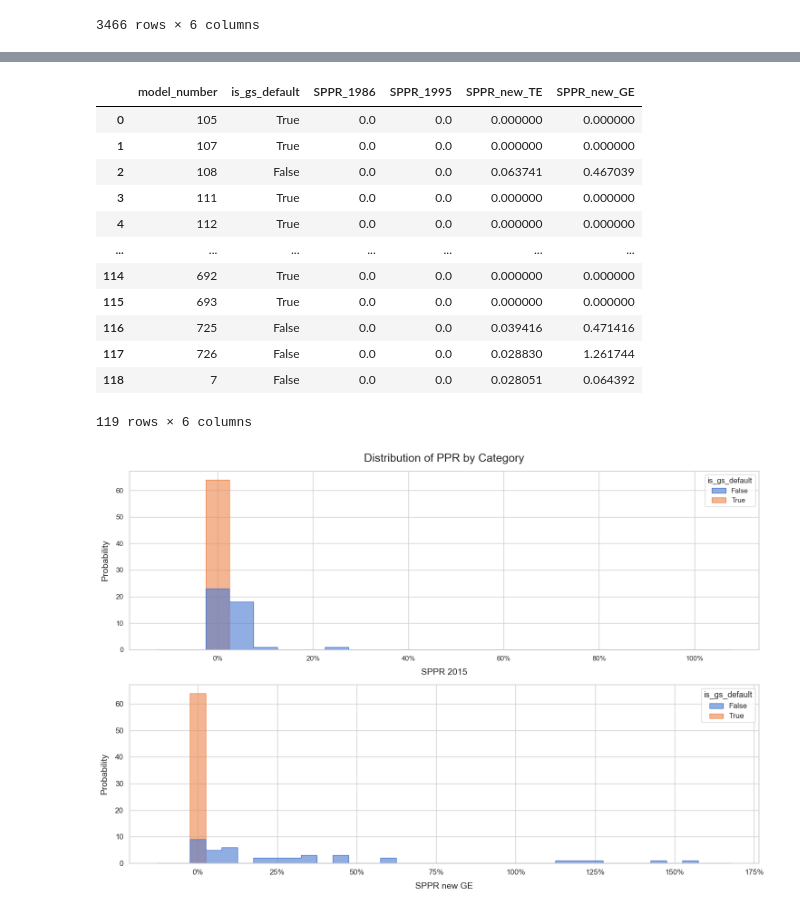
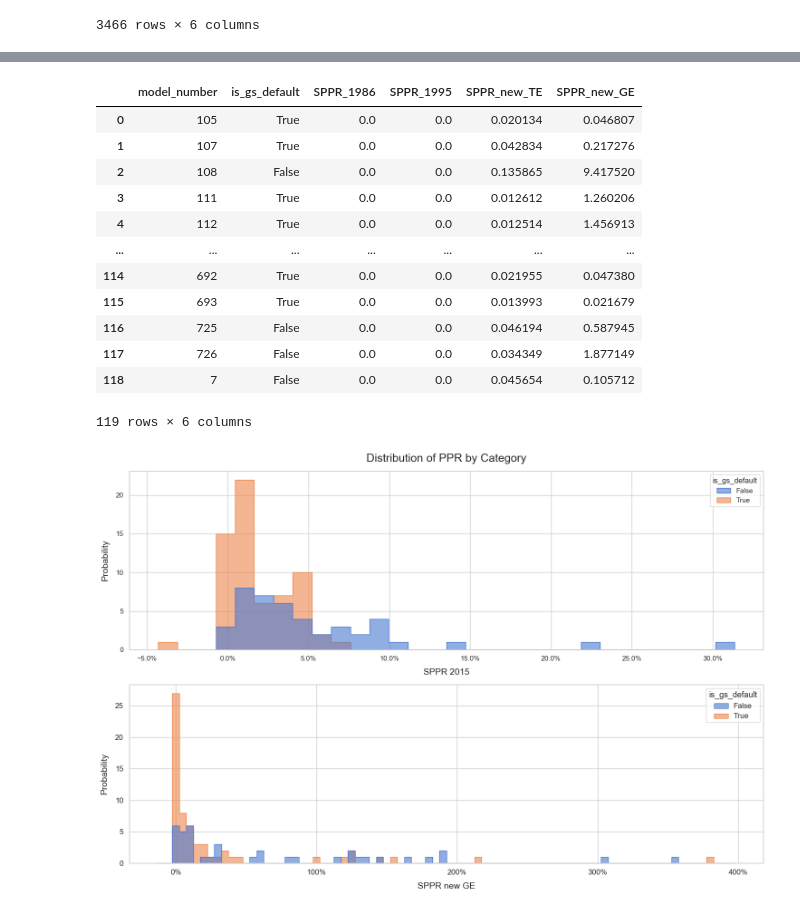
Before and after one commit to idocarmel1/PPREstimation, a Jupyter notebook: tests.ipynb, the cells around one changed output, grey strips where cells are left out. Drawn from its saved outputs; the diff is of its cells as text; code cells hidden in the pictures.

```diff
--- a/tests.ipynb
+++ b/tests.ipynb
@@ -493,11 +198,11 @@ model.get_groups_df().round(5)[['group_name', 'trophic_info', 'tl', 'ee', 'p', '
 | 1 | Seabirds | Regular | 4.48557 | 0.44659 | 0.00003 | 0.01474 | 0.00000 | 0.0 | 0.00001 | ... |
 # %%
 modeldata = ModelData(459)
-# modeldata.groups_data[['gs', 'egestion', 'respiration']] = np.nan
-modeldata.groups_data[['gs', 'egestion', 'respiration', 'biomass_accum', 'emigration', 'immigration', 'net_migration', 'M0']] = np.nan
-model = PPRCalculator.from_modeldata(modeldata, underdetermined=True, zero_biomass_accum=True, default_gs=True,
-                                      solve_cols=['p', 'q', 'egestion', 'respiration', 'biomass_accum', 'emigration', 'immigration', 'net_migration'])
-                                        # solve_cols=['p', 'q', 'egestion', 'respiration'])
+
+modeldata.groups_data[['gs', 'egestion', 'respiration']] = np.nan
+# modeldata.groups_data[['gs', 'egestion', 'respiration', 'biomass_accum', 'emigration', 'immigration', 'net_migration', 'M0']] = np.nan
+
+model = PPRCalculator.from_modeldata(modeldata, underdetermined=True, zero_catch=True, zero_biomass_accum=True, default_gs=False, weight_flow=1.0, weight_guess=0.0)
 model.get_groups_df().round(5)[['group_name', 'trophic_info', 'tl', 'ee', 'p', 'q', 'biomass_accum', 'net_migration', 'M0', 'predation', 'catch', 'gs', 'egestion', 'respiration']]
 
 # model.get_PPR(model.SPPR_new(TE_option='TE')[0], only_inner=True).sum(axis=1)
@@ -631,12 +258,12 @@ for model_number in tqdm(saved_models):
 
     # partial data:
     modeldata = ModelData(model_number)
-    # modeldata.groups_data[['gs', 'egestion', 'respiration', 'biomass_accum', 'emigration', 'immigration', 'net_migration', 'M0']] = np.nan
-    modeldata.groups_data[['gs', 'egestion', 'respiration', 'biomass_accum']] = np.nan
+
+    modeldata.groups_data[['gs', 'egestion', 'respiration', 'biomass_accum', 'emigration', 'immigration', 'net_migration', 'M0']] = np.nan
+    # modeldata.groups_data[['gs', 'egestion', 'respiration', 'biomass_accum']] = np.nan
     # modeldata.groups_data[['gs', 'egestion', 'respiration']] = np.nan
-    model = PPRCalculator.from_modeldata(modeldata, underdetermined=True, zero_biomass_accum=True, default_gs=True,
-                                        #   solve_cols=['p', 'q', 'egestion', 'respiration', 'biomass_accum', 'net_migration'])
-                                          solve_cols=['p', 'q', 'egestion', 'respiration', 'biomass_accum'])
+
+    model = PPRCalculator.from_modeldata(modeldata, underdetermined=True, zero_catch=True, zero_biomass_accum=False, default_gs=False, weight_flow=1.0, weight_guess=1.0)
     results['SPPR_1986'][-1] = abs((results['SPPR_1986'][-1] - model.get_PPR(model.SPPR_1986(), only_inner=True).sum(axis=1).sum())) / results['SPPR_1986'][-1]
     results['SPPR_1995'][-1] = abs((results['SPPR_1995'][-1] - model.get_PPR(model.SPPR_1995(global_TE=0.1), only_inner=True).sum(axis=1).sum())) / results['SPPR_1995'][-1]
     results['SPPR_new_TE'][-1] = abs((results['SPPR_new_TE'][-1] - model.get_PPR(model.SPPR_new(TE_option='TE', DET_TE_vals=1)[0], only_inner=True).sum(axis=1).sum())) / results['SPPR_new_TE'][-1]
@@ -649,17 +276,17 @@ df_results = pd.DataFrame(results)
 df_results
 # %% [output]
 |  | model_number | is_gs_default | SPPR_1986 | SPPR_1995 | SPPR_new_TE | SPPR_new_GE |
-| 0 | 105 | True | 0.0 | 0.0 | 0.000000 | 0.000000 |
-| 1 | 107 | True | 0.0 | 0.0 | 0.000000 | 0.000000 |
-| 2 | 108 | False | 0.0 | 0.0 | 0.063741 | 0.467039 |
-| 3 | 111 | True | 0.0 | 0.0 | 0.000000 | 0.000000 |
-| 4 | 112 | True | 0.0 | 0.0 | 0.000000 | 0.000000 |
+| 0 | 105 | True | 0.0 | 0.0 | 0.020134 | 0.046807 |
+| 1 | 107 | True | 0.0 | 0.0 | 0.042834 | 0.217276 |
+| 2 | 108 | False | 0.0 | 0.0 | 0.135865 | 9.417520 |
+| 3 | 111 | True | 0.0 | 0.0 | 0.012612 | 1.260206 |
+| 4 | 112 | True | 0.0 | 0.0 | 0.012514 | 1.456913 |
 | ... | ... | ... | ... | ... | ... | ... |
-| 114 | 692 | True | 0.0 | 0.0 | 0.000000 | 0.000000 |
-| 115 | 693 | True | 0.0 | 0.0 | 0.000000 | 0.000000 |
-| 116 | 725 | False | 0.0 | 0.0 | 0.039416 | 0.471416 |
-| 117 | 726 | False | 0.0 | 0.0 | 0.028830 | 1.261744 |
-| 118 | 7 | False | 0.0 | 0.0 | 0.028051 | 0.064392 |
+| 114 | 692 | True | 0.0 | 0.0 | 0.021955 | 0.047380 |
+| 115 | 693 | True | 0.0 | 0.0 | 0.013993 | 0.021679 |
+| 116 | 725 | False | 0.0 | 0.0 | 0.046194 | 0.587945 |
+| 117 | 726 | False | 0.0 | 0.0 | 0.034349 | 1.877149 |
+| 118 | 7 | False | 0.0 | 0.0 | 0.045654 | 0.105712 |
 119 rows × 6 columns
 # %%
 import matplotlib.pyplot as plt
@@ -680,8 +307,8 @@ fig, axes = plt.subplots(2, 1, figsize=(15, 10), sharex=False)
 ax = sns.histplot(
     data=df_viz,
     x="SPPR_new_TE",
-    # bins=30,
-    bins=np.arange(-12.5, 112.5, 5),
+    bins=30,
+    # bins=np.arange(-12.5, 112.5, 5),
     hue="is_gs_default",
     kde=False,
     palette="muted",
@@ -703,32 +330,32 @@ ax = sns.histplot(
     data=df_viz,
     x="SPPR_new_GE",
     # bins=30,
-    bins=np.arange(-12.5, 172.5, 5),
+    bins=np.arange(-12.5, 402.5, 5),
     hue="is_gs_default",
     kde=False,
     palette="muted",
     element="step",
     stat='count',
     alpha=0.6,
     ax=axes[1]
 )
 
 # Customize titles and labels with big fonts
 ax.set_xlabel("SPPR new GE", fontsize=14, labelpad=10)
 ax.set_ylabel("Probability", fontsize=14, labelpad=10)
 ax.xaxis.set_major_formatter(mtick.PercentFormatter())
 # ax.yaxis.set_major_formatter(mtick.PercentFormatter(xmax=1.0))
 
 # Make axis tick marks larger
 plt.xticks(fontsize=12)
 plt.yticks(fontsize=12)
 
 # Make the legend text larger
 plt.setp(ax.get_legend().get_texts(), fontsize="12")
 plt.setp(ax.get_legend().get_title(), fontsize="13")
 
 # Adjust spacing and display
 plt.tight_layout()
 plt.show()
 # %% [output]
-[figure, old version]
+[figure, new version]
```
Also changed, not shown: parts of 11 cells of this notebook, 1 other file.
